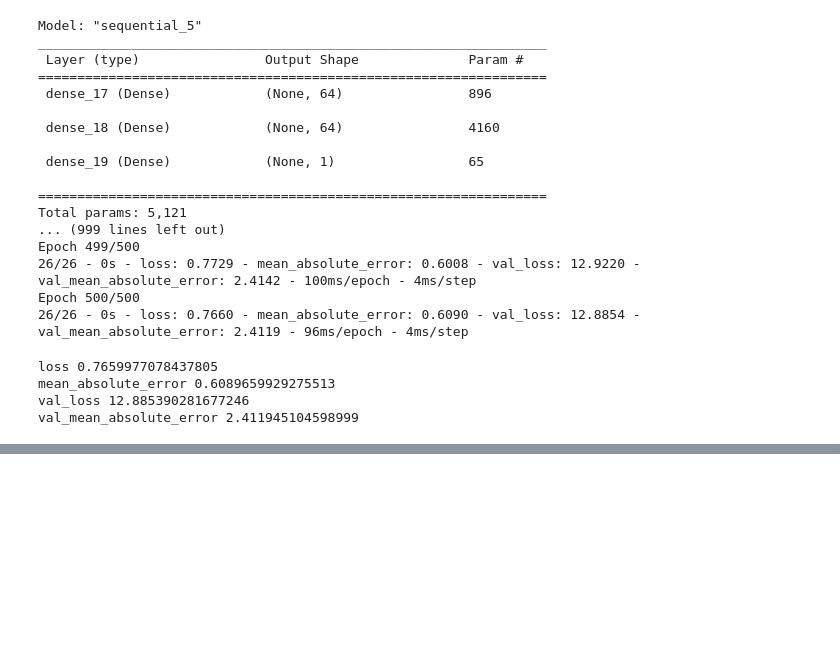
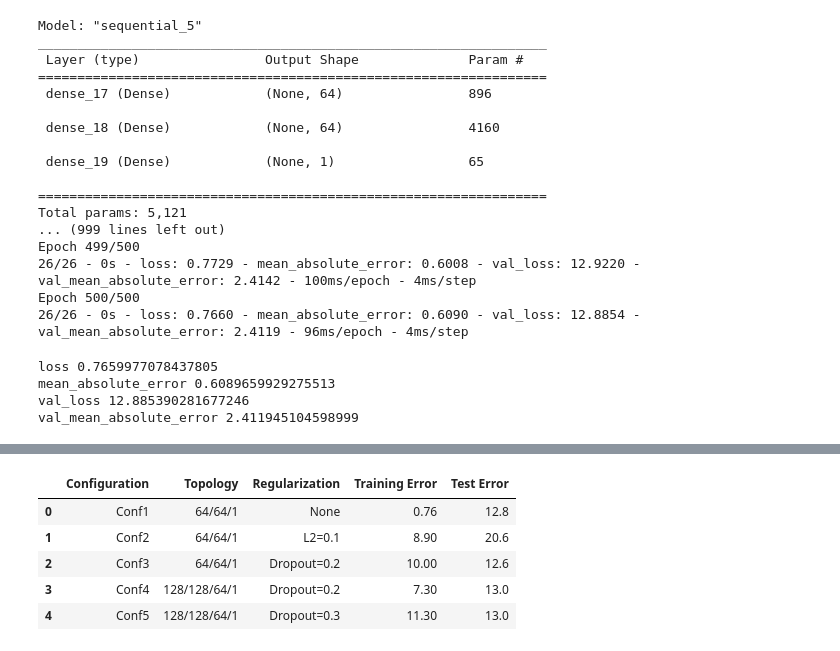
Before and after one commit to KhrTim/AI-application-systems, a Jupyter notebook: Weekly_sessions/week9/week_9_2.ipynb, the cells around one changed output, grey strips where cells are left out. Drawn from its saved outputs; the diff is of its cells as text; code cells hidden in the pictures; blank space fills up the shorter version.

```diff
--- a/Weekly_sessions/week9/week_9_2.ipynb
+++ b/Weekly_sessions/week9/week_9_2.ipynb
@@ -285,0 +306,6 @@ val_mean_absolute_error 2.411945104598999
+# %%
+result_table = {"Configuration":["Conf1", "Conf2", "Conf3", "Conf4", "Conf5"],
+                "Topology":["64/64/1", "64/64/1","64/64/1","128/128/64/1","128/128/64/1"],
+                "Regularization":["None", "L2=0.1", "Dropout=0.2", "Dropout=0.2", "Dropout=0.3"],
+                "Training Error":[0.76, 8.9,10.0,7.3,11.3],
+                "Test Error":[12.8, 20.6, 12.6, 13.0, 13.0]}
@@ -285,0 +314,11 @@ val_mean_absolute_error 2.411945104598999
+# %%
+df = pd.DataFrame(result_table)
+# %%
+df
+# %% [output]
+|  | Configuration | Topology | Regularization | Training Error | Test Error |
+| 0 | Conf1 | 64/64/1 | None | 0.76 | 12.8 |
+| 1 | Conf2 | 64/64/1 | L2=0.1 | 8.90 | 20.6 |
+| 2 | Conf3 | 64/64/1 | Dropout=0.2 | 10.00 | 12.6 |
+| 3 | Conf4 | 128/128/64/1 | Dropout=0.2 | 7.30 | 13.0 |
+| 4 | Conf5 | 128/128/64/1 | Dropout=0.3 | 11.30 | 13.0 |
```
Also changed, not shown: parts of 8 cells of this notebook.
